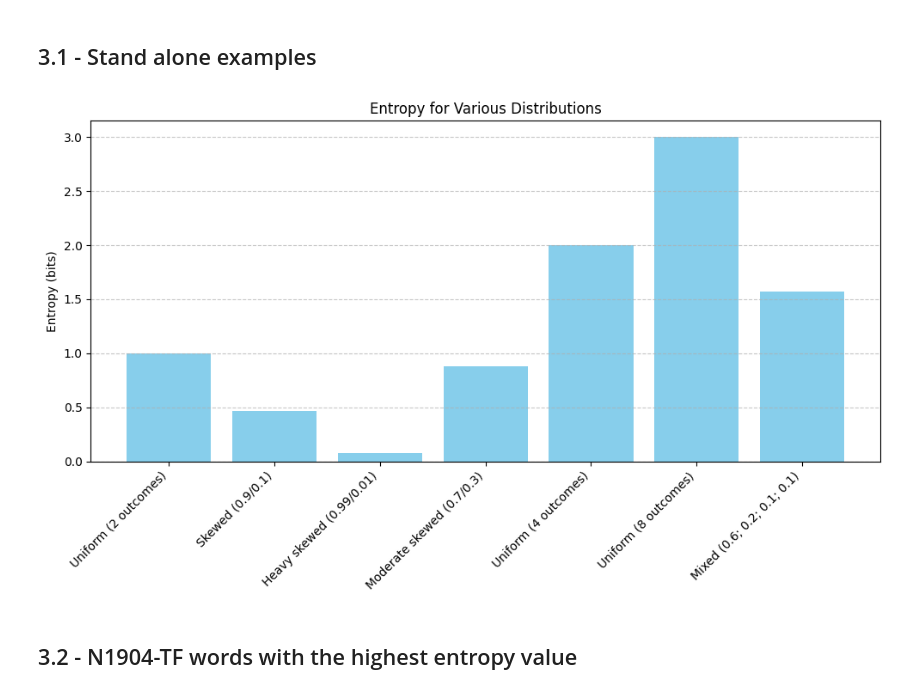
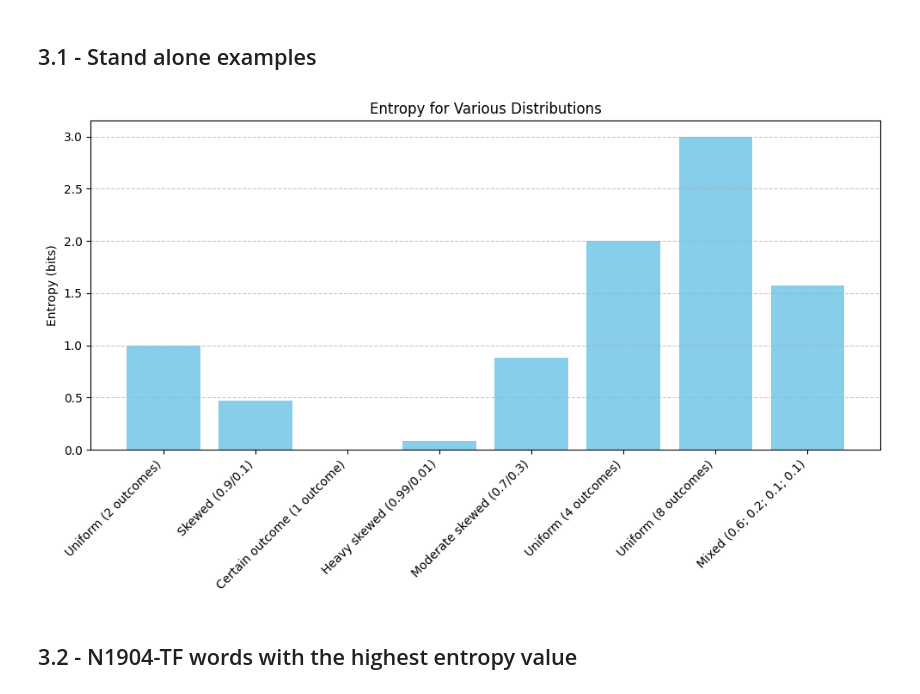
Before and after one commit to tonyjurg/Create-TF-entropy-features, a Jupyter notebook: create_explanatory_visuals.ipynb, the cells around one changed output. Saved outputs shown, nothing was run; the diff lists cells and outputs as text; code cells hidden in the pictures.

```diff
--- a/create_explanatory_visuals.ipynb
+++ b/create_explanatory_visuals.ipynb
@@ -95,34 +95,35 @@ import matplotlib.pyplot as plt
 import numpy as np
 
 # Define entropy function
 def compute_entropy(prob_dist):
     return -sum(p * np.log2(p) for p in prob_dist if p > 0)
 
 # Example distributions
 distributions = {
     "Uniform (2 outcomes)": [0.5, 0.5],
     "Skewed (0.9/0.1)": [0.9, 0.1],
+    "Certain outcome (1 outcome)": [1],
     "Heavy skewed (0.99/0.01)": [0.99, 0.01],
     "Moderate skewed (0.7/0.3)": [0.7, 0.3],
     "Uniform (4 outcomes)": [0.25, 0.25, 0.25, 0.25],
     "Uniform (8 outcomes)": [0.125, 0.125, 0.125, 0.125, 0.125, 0.125, 0.125, 0.125] ,
     "Mixed (0.6; 0.2; 0.1; 0.1)": [0.6, 0.2, 0.1, 0.1],
 }
 
 # Compute entropy values
 entropy_values = [compute_entropy(p) for p in distributions.values()]
 
 # Plot entropy for predefined distributions
 plt.figure(figsize=(10, 6))
 plt.bar(distributions.keys(), entropy_values, color='skyblue')
 plt.ylabel('Entropy (bits)')
 plt.xticks(rotation=45, ha='right')
 plt.title('Entropy for Various Distributions')
 plt.grid(axis='y', linestyle='--', alpha=0.7)
 plt.tight_layout()
 plt.show()
 # %% [output]
-[figure, old version]
+[figure, new version]
 # %% [markdown]
 ## 3.2 - N1904-TF words with the highest entropy value <a class="anchor" id="bullet3x2"></a>
 # %% [markdown]
```
Also changed, not shown: 1 other file.
